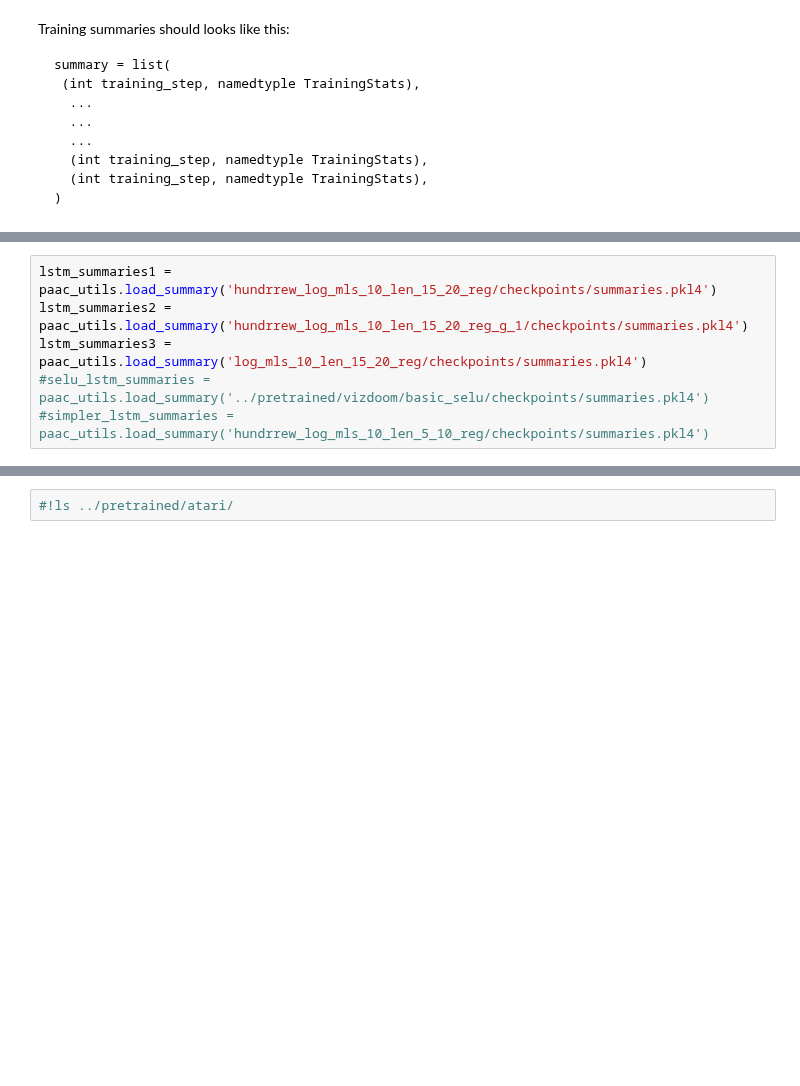
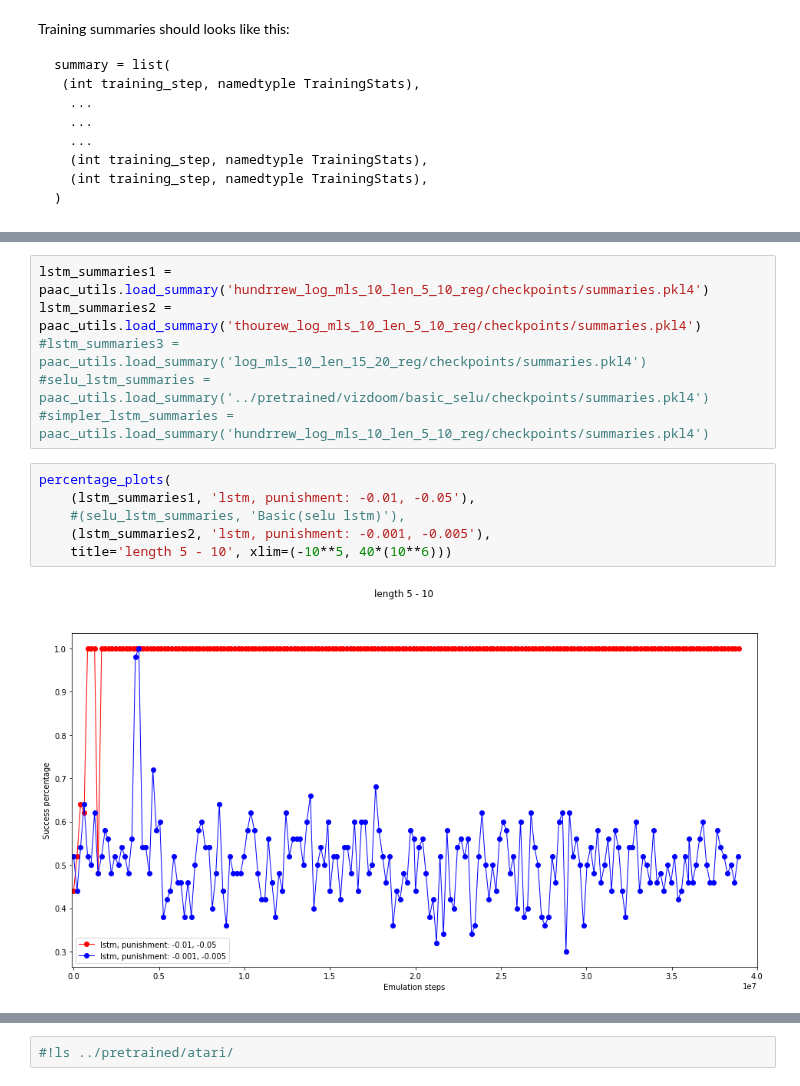
Before and after one commit to gikr/paac_corrected2, a Jupyter notebook: visualization.ipynb, the cells around one changed output, grey strips where cells are left out. Saved outputs shown, nothing was run; the diff lists cells and outputs as text; blank space fills up the shorter version.

```diff
--- a/visualization.ipynb
+++ b/visualization.ipynb
@@ -82,6 +142,14 @@ def reward_plots(*summaries_names,
 # %%
-lstm_summaries1 = paac_utils.load_summary('hundrrew_log_mls_10_len_15_20_reg/checkpoints/summaries.pkl4')
-lstm_summaries2 = paac_utils.load_summary('hundrrew_log_mls_10_len_15_20_reg_g_1/checkpoints/summaries.pkl4')
-lstm_summaries3 = paac_utils.load_summary('log_mls_10_len_15_20_reg/checkpoints/summaries.pkl4')
+lstm_summaries1 = paac_utils.load_summary('hundrrew_log_mls_10_len_5_10_reg/checkpoints/summaries.pkl4')
+lstm_summaries2 = paac_utils.load_summary('thourew_log_mls_10_len_5_10_reg/checkpoints/summaries.pkl4')
+#lstm_summaries3 = paac_utils.load_summary('log_mls_10_len_15_20_reg/checkpoints/summaries.pkl4')
 #selu_lstm_summaries = paac_utils.load_summary('../pretrained/vizdoom/basic_selu/checkpoints/summaries.pkl4')
 #simpler_lstm_summaries = paac_utils.load_summary('hundrrew_log_mls_10_len_5_10_reg/checkpoints/summaries.pkl4')
+# %%
+percentage_plots(
+    (lstm_summaries1, 'lstm, punishment: -0.01, -0.05'),
+    #(selu_lstm_summaries, 'Basic(selu lstm)'),
+    (lstm_summaries2, 'lstm, punishment: -0.001, -0.005'),
+    title='length 5 - 10', xlim=(-10**5, 40*(10**6)))
+# %% [output]
+[figure, added]
```
Also changed, not shown: parts of 10 cells of this notebook.
